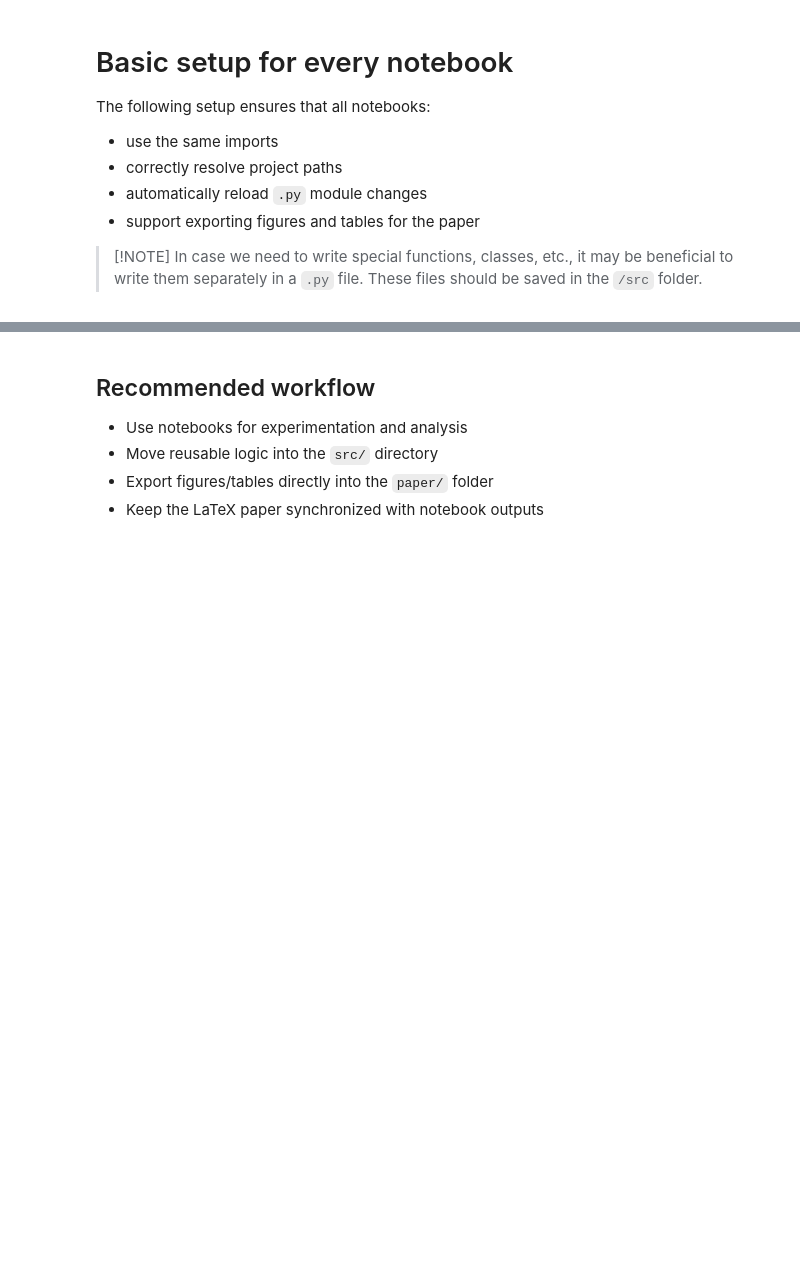
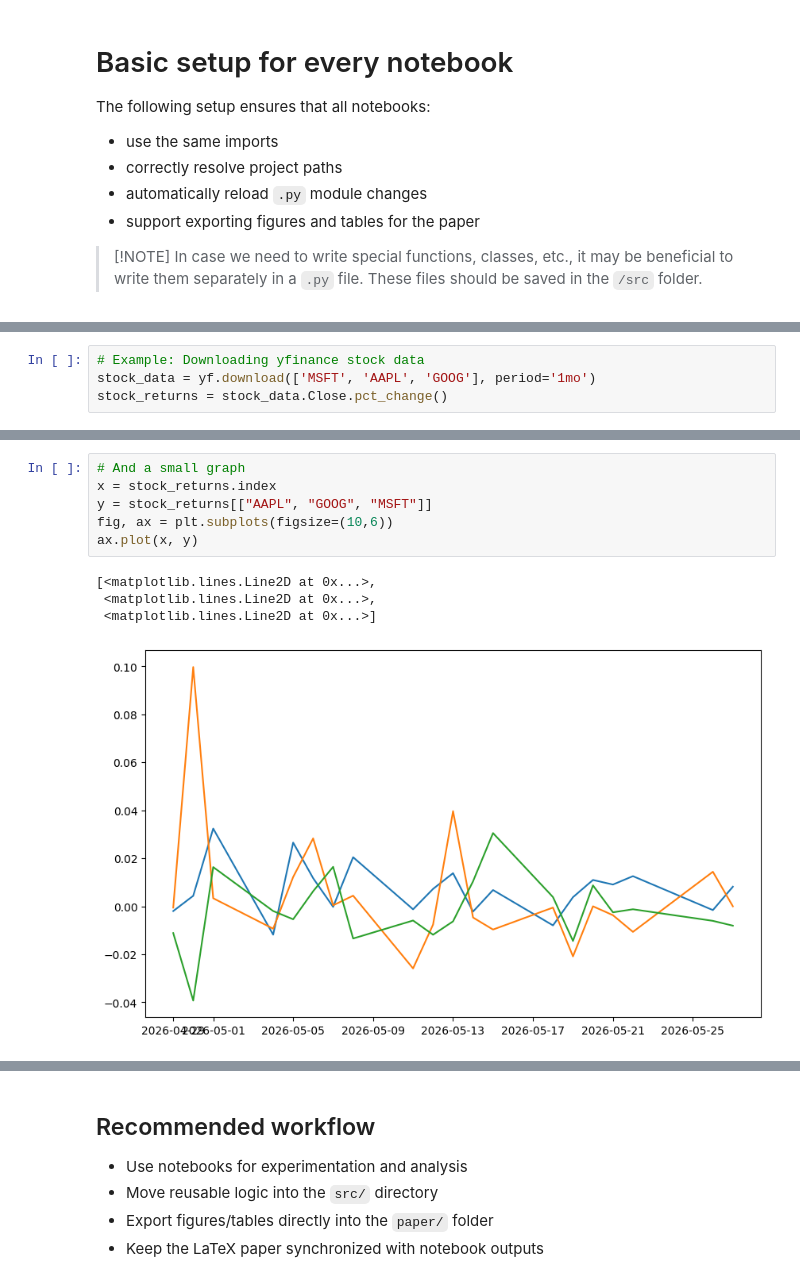
Before and after one commit to angeloiann-cpu/Data-Science, a Jupyter notebook: notebooks/InfoNotebook.ipynb, the cells around one changed output, grey strips where cells are left out. Cells and saved outputs as stored; diff of their text form; blank space fills up the shorter version.

````diff
--- a/notebooks/InfoNotebook.ipynb
+++ b/notebooks/InfoNotebook.ipynb
@@ -42,3 +47,7 @@ save_figure("figure1") # saves the figure to the correct folder
 df = pd.DataFrame(...) # Create some dataframe (df)
 save_table(df, "table1")
 ```
+# %%
+# Example: Downloading yfinance stock data
+stock_data = yf.download(['MSFT', 'AAPL', 'GOOG'], period='1mo')
+stock_returns = stock_data.Close.pct_change()
@@ -44,0 +66,11 @@ save_table(df, "table1")
+# %%
+# And a small graph
+x = stock_returns.index
+y = stock_returns[["AAPL", "GOOG", "MSFT"]]
+fig, ax = plt.subplots(figsize=(10,6))
+ax.plot(x, y)
+# %% [output]
+[<matplotlib.lines.Line2D at 0x...>,
+ <matplotlib.lines.Line2D at 0x...>,
+ <matplotlib.lines.Line2D at 0x...>]
+[figure, added]
````
Also changed, not shown: parts of 5 cells of this notebook, 5 other files.
